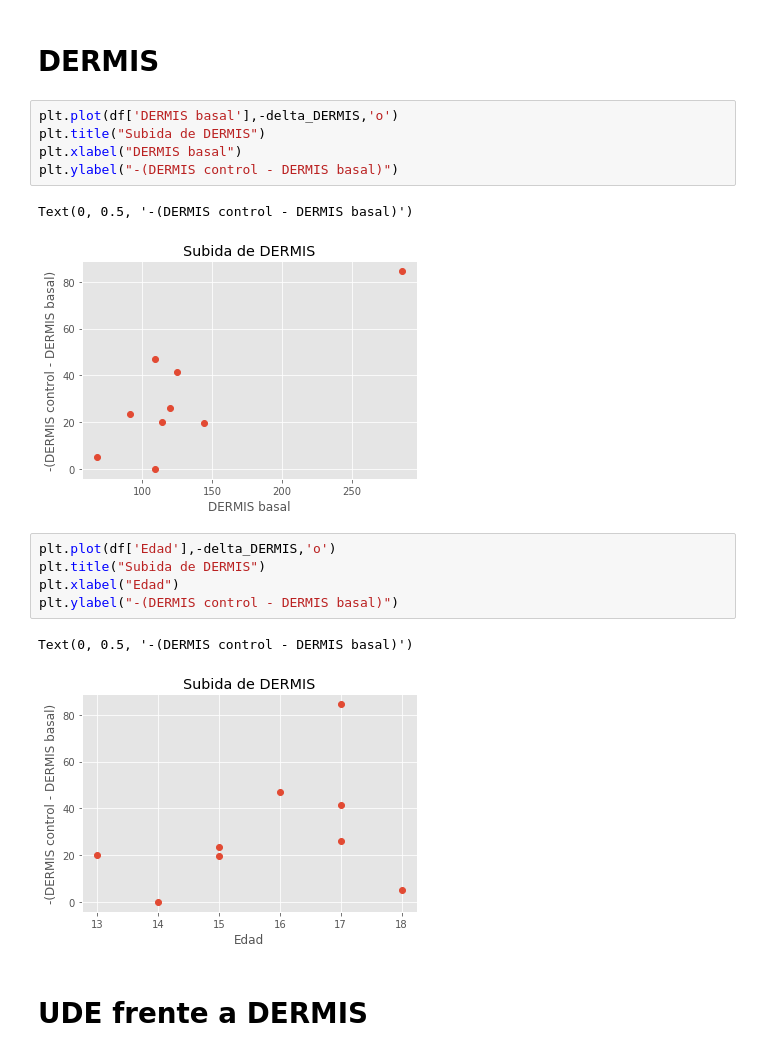
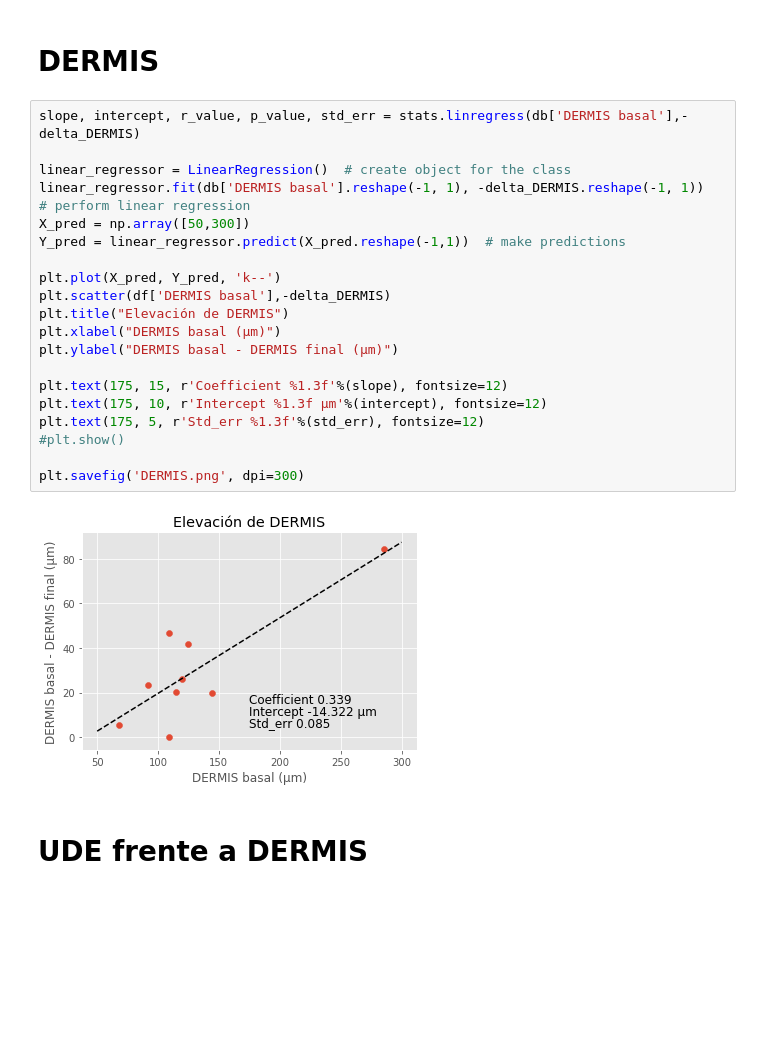
Before and after one commit to dprada/natalia, a Jupyter notebook: Primer_Tratamiento_Datos.ipynb, the cells around one changed output. Cells and saved outputs as stored; diff of their text form; blank space fills up the shorter version.

```diff
--- a/Primer_Tratamiento_Datos.ipynb
+++ b/Primer_Tratamiento_Datos.ipynb
@@ -64,21 +94,27 @@ Text(0, 0.5, '-(UDE control - UDE basal)')
 # %% [markdown]
 # DERMIS
-# %%
-plt.plot(df['DERMIS basal'],-delta_DERMIS,'o')
-plt.title("Subida de DERMIS")
-plt.xlabel("DERMIS basal")
-plt.ylabel("-(DERMIS control - DERMIS basal)")
-# %% [output]
-Text(0, 0.5, '-(DERMIS control - DERMIS basal)')
-[figure, removed]
-# %%
-plt.plot(df['Edad'],-delta_DERMIS,'o')
-plt.title("Subida de DERMIS")
-plt.xlabel("Edad")
-plt.ylabel("-(DERMIS control - DERMIS basal)")
-# %% [output]
-Text(0, 0.5, '-(DERMIS control - DERMIS basal)')
-[figure, removed]
+# %%
+slope, intercept, r_value, p_value, std_err = stats.linregress(db['DERMIS basal'],-delta_DERMIS)
+
+linear_regressor = LinearRegression()  # create object for the class
+linear_regressor.fit(db['DERMIS basal'].reshape(-1, 1), -delta_DERMIS.reshape(-1, 1))  # perform linear regression
+X_pred = np.array([50,300])
+Y_pred = linear_regressor.predict(X_pred.reshape(-1,1))  # make predictions
+
+plt.plot(X_pred, Y_pred, 'k--')
+plt.scatter(df['DERMIS basal'],-delta_DERMIS)
+plt.title("Elevación de DERMIS")
+plt.xlabel("DERMIS basal (μm)")
+plt.ylabel("DERMIS basal - DERMIS final (μm)")
+
+plt.text(175, 15, r'Coefficient %1.3f'%(slope), fontsize=12)
+plt.text(175, 10, r'Intercept %1.3f μm'%(intercept), fontsize=12)
+plt.text(175, 5, r'Std_err %1.3f'%(std_err), fontsize=12)
+#plt.show()
+
+plt.savefig('DERMIS.png', dpi=300)
+# %% [output]
+[figure, added]
 # %% [markdown]
 # UDE frente a DERMIS
 # %%
```
Also changed, not shown: parts of 24 cells of this notebook, 10 other files.
